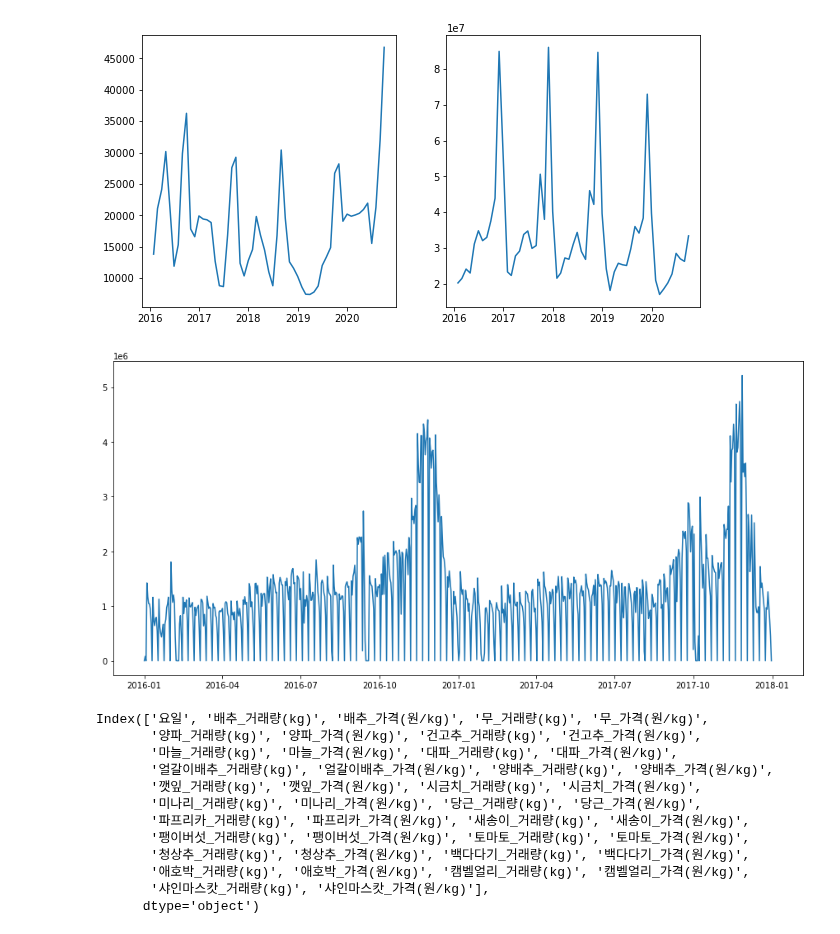
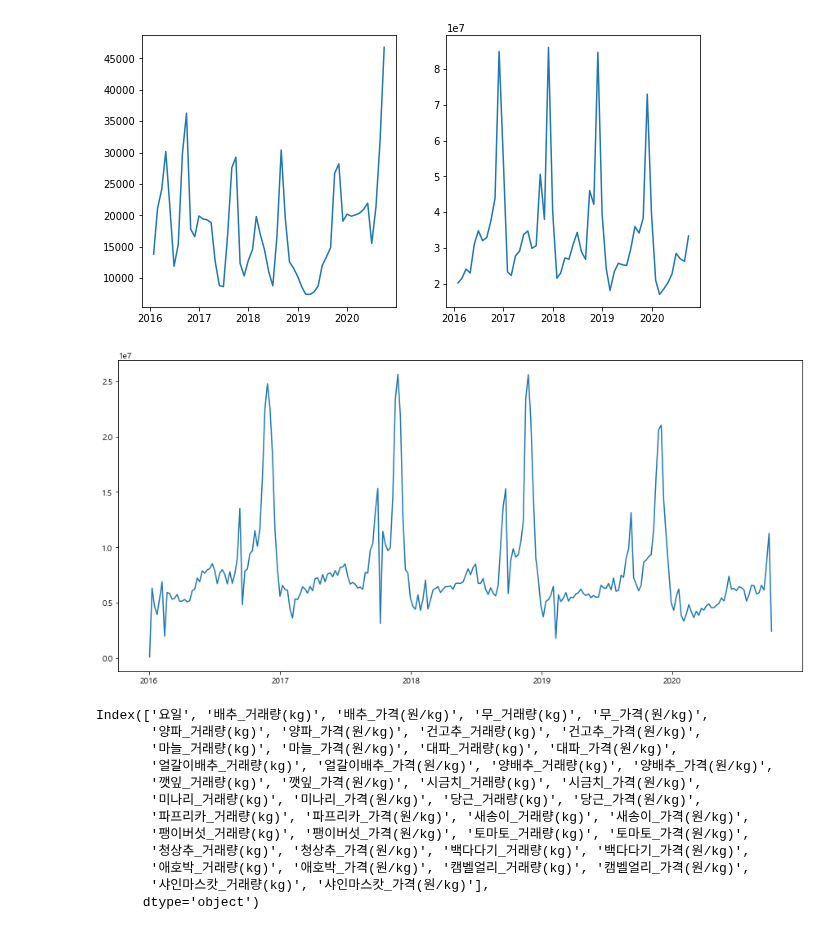
Before and after one commit to yongchoooon/Farm-o-rama, a Jupyter notebook: practice.ipynb, the cells around one changed output. Drawn from its saved outputs; the diff is of its cells as text; code cells hidden in the pictures.

```diff
--- a/practice.ipynb
+++ b/practice.ipynb
@@ -222,12 +276,14 @@ plt.show()
 # %% [output]
 [figure]
 # %%
+# 김장철에 거래량 상승하기 직전에 갑자기 거래량이 늘어나고 내려가는 이유는 뭔지
+# 2019년 겨울에는 거래량 변화폭이 적은 이유는 뭔지
 fig, ax = plt.subplots(1,1,figsize = (15,7))
-ax.plot(df['배추_거래량(kg)'].resample("D").sum()["2016":"2017"])
+ax.plot(df['배추_거래량(kg)'].resample("W").sum()["2016":"2020"])
 
 plt.show()
 # %% [output]
-[figure, old version]
+[figure, new version]
 # %%
 df.columns
 # %% [output]
```
Also changed, not shown: parts of 23 cells of this notebook.
